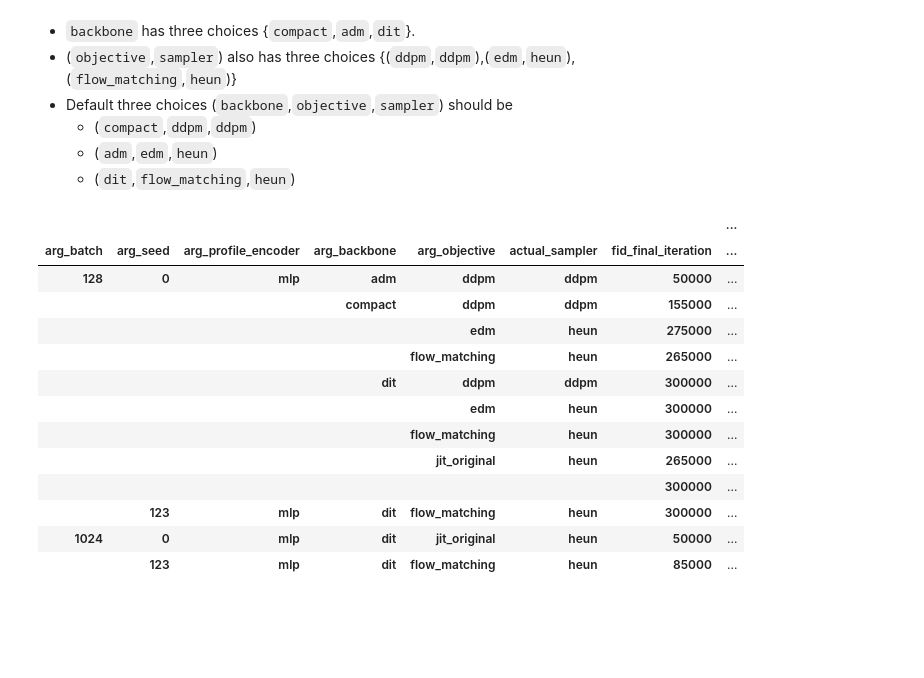
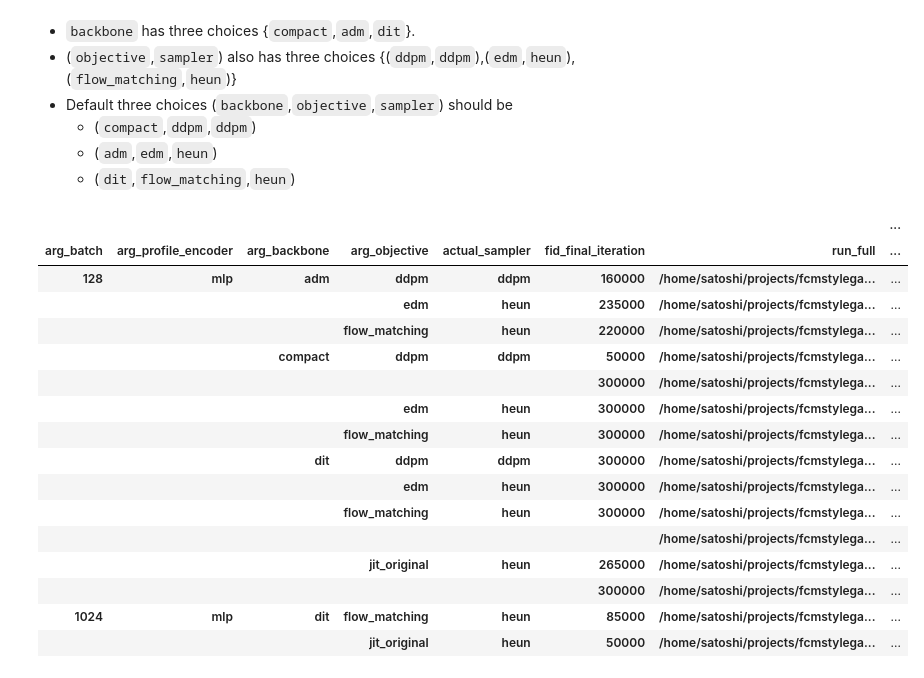
Before and after one commit to apple2373/fcmstylegan, a Jupyter notebook: notebook/results-diffusion.ipynb, the cells around one changed output. Saved outputs shown, nothing was run; the diff lists cells and outputs as text; code cells hidden in the pictures; blank space fills up the shorter version.

```diff
--- a/notebook/results-diffusion.ipynb
+++ b/notebook/results-diffusion.ipynb
@@ -327,44 +330,47 @@ df = df[df['actual_sampler']!='ddim']
 
 
 comparison = (
     df.groupby(
         [
             "arg_batch",
-            "arg_seed",
+            # "arg_seed",
             "arg_profile_encoder",
             "arg_backbone",
             "arg_objective",
             "actual_sampler",
             "fid_final_iteration",
             "run_full"
 
         ],
         dropna=False,
     )
     .apply(
         lambda g: pd.Series({
             "runs": len(g),
             f"tail_fid_{suffix}": summarize_metric(g, "fid_tail_median", stat_type=STAT_TYPE),
             f"best_fid_{suffix}": summarize_metric(g, "fid_best", stat_type=STAT_TYPE),
             f"final_fid_{suffix}": summarize_metric(g, "fid_final", stat_type=STAT_TYPE),
             f"tail_max_fid_{suffix}": summarize_metric(g, "fid_tail_max", stat_type=STAT_TYPE),
         })
     )
 )
 
 display(comparison)
 # %% [output]
 |  |  |  |  |  |  |  | ... |
-| arg_batch | arg_seed | arg_profile_encoder | arg_backbone | arg_objective | actual_sampler | fid_final_iteration | ... |
-| 128 | 0 | mlp | adm | ddpm | ddpm | 50000 | ... |
-|  |  |  | compact | ddpm | ddpm | 155000 | ... |
-|  |  |  |  | edm | heun | 275000 | ... |
-|  |  |  |  | flow_matching | heun | 265000 | ... |
-|  |  |  | dit | ddpm | ddpm | 300000 | ... |
-|  |  |  |  | edm | heun | 300000 | ... |
-|  |  |  |  | flow_matching | heun | 300000 | ... |
-|  |  |  |  | jit_original | heun | 265000 | ... |
-|  |  |  |  |  |  | 300000 | ... |
-|  | 123 | mlp | dit | flow_matching | heun | 300000 | ... |
-| 1024 | 0 | mlp | dit | jit_original | heun | 50000 | ... |
-|  | 123 | mlp | dit | flow_matching | heun | 85000 | ... |
+| arg_batch | arg_profile_encoder | arg_backbone | arg_objective | actual_sampler | fid_final_iteration | run_full | ... |
+| 128 | mlp | adm | ddpm | ddpm | 160000 | /home/satoshi/projects/fcmstylega... | ... |
+|  |  |  | edm | heun | 235000 | /home/satoshi/projects/fcmstylega... | ... |
+|  |  |  | flow_matching | heun | 220000 | /home/satoshi/projects/fcmstylega... | ... |
+|  |  | compact | ddpm | ddpm | 50000 | /home/satoshi/projects/fcmstylega... | ... |
+|  |  |  |  |  | 300000 | /home/satoshi/projects/fcmstylega... | ... |
+|  |  |  | edm | heun | 300000 | /home/satoshi/projects/fcmstylega... | ... |
+|  |  |  | flow_matching | heun | 300000 | /home/satoshi/projects/fcmstylega... | ... |
+|  |  | dit | ddpm | ddpm | 300000 | /home/satoshi/projects/fcmstylega... | ... |
+|  |  |  | edm | heun | 300000 | /home/satoshi/projects/fcmstylega... | ... |
+|  |  |  | flow_matching | heun | 300000 | /home/satoshi/projects/fcmstylega... | ... |
+|  |  |  |  |  |  | /home/satoshi/projects/fcmstylega... | ... |
+|  |  |  | jit_original | heun | 265000 | /home/satoshi/projects/fcmstylega... | ... |
+|  |  |  |  |  | 300000 | /home/satoshi/projects/fcmstylega... | ... |
+| 1024 | mlp | dit | flow_matching | heun | 85000 | /home/satoshi/projects/fcmstylega... | ... |
+|  |  |  | jit_original | heun | 50000 | /home/satoshi/projects/fcmstylega... | ... |
```
Also changed, not shown: parts of 7 cells of this notebook, 12 other files.
